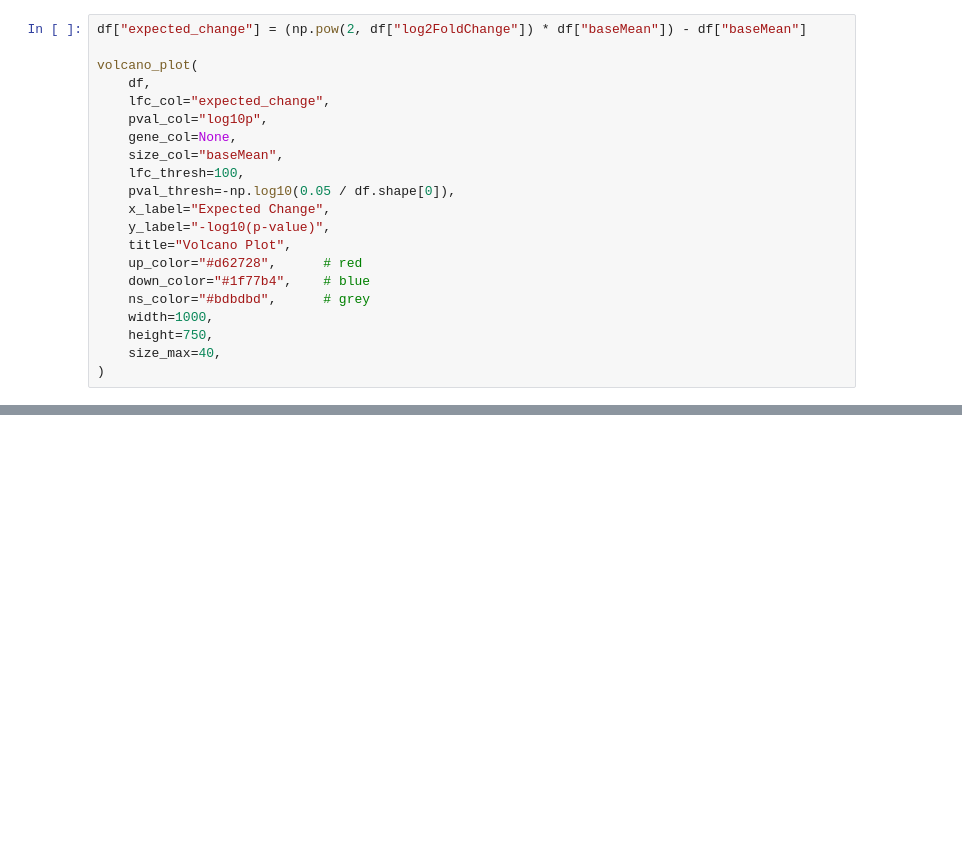
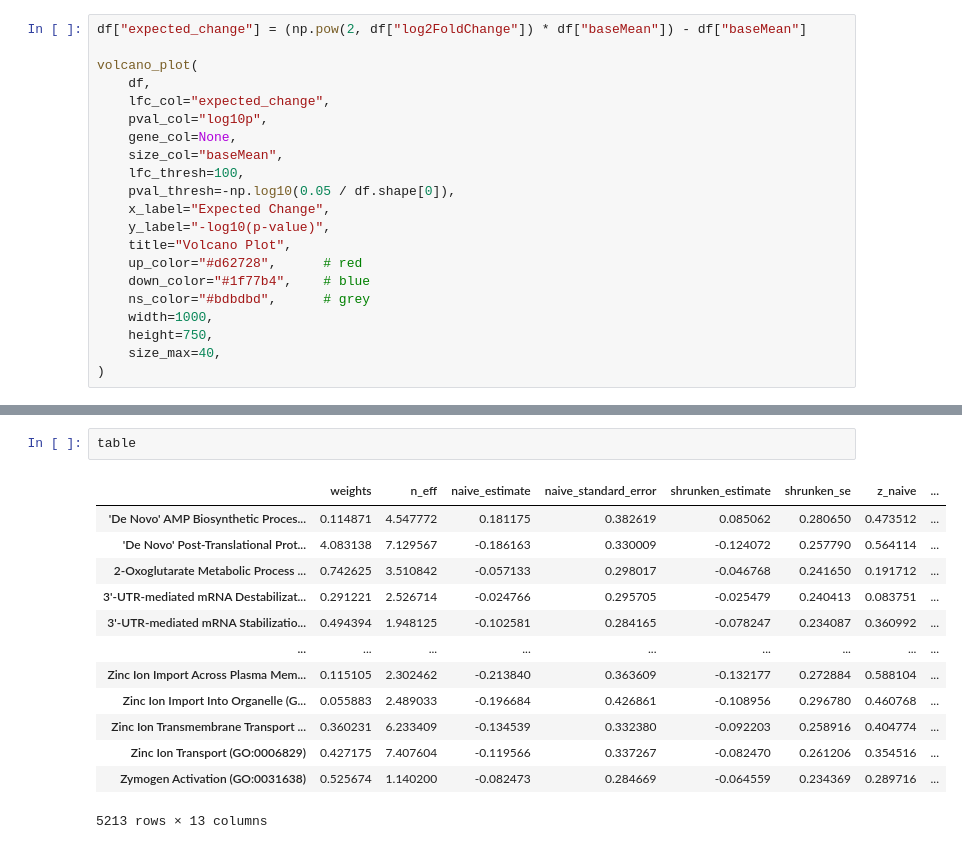
Before and after one commit to jhaberbe/meta-analysis, a Jupyter notebook: notebooks/testing.ipynb, the cells around one changed output, grey strips where cells are left out. Cells and saved outputs as stored; diff of their text form; blank space fills up the shorter version.

```diff
--- a/notebooks/testing.ipynb
+++ b/notebooks/testing.ipynb
@@ -282,0 +569,16 @@ volcano_plot(
+# %%
+table
+# %% [output]
+|  | weights | n_eff | naive_estimate | naive_standard_error | shrunken_estimate | shrunken_se | z_naive | ... |
+| 'De Novo' AMP Biosynthetic Proces... | 0.114871 | 4.547772 | 0.181175 | 0.382619 | 0.085062 | 0.280650 | 0.473512 | ... |
+| 'De Novo' Post-Translational Prot... | 4.083138 | 7.129567 | -0.186163 | 0.330009 | -0.124072 | 0.257790 | 0.564114 | ... |
+| 2-Oxoglutarate Metabolic Process ... | 0.742625 | 3.510842 | -0.057133 | 0.298017 | -0.046768 | 0.241650 | 0.191712 | ... |
+| 3'-UTR-mediated mRNA Destabilizat... | 0.291221 | 2.526714 | -0.024766 | 0.295705 | -0.025479 | 0.240413 | 0.083751 | ... |
+| 3'-UTR-mediated mRNA Stabilizatio... | 0.494394 | 1.948125 | -0.102581 | 0.284165 | -0.078247 | 0.234087 | 0.360992 | ... |
+| ... | ... | ... | ... | ... | ... | ... | ... | ... |
+| Zinc Ion Import Across Plasma Mem... | 0.115105 | 2.302462 | -0.213840 | 0.363609 | -0.132177 | 0.272884 | 0.588104 | ... |
+| Zinc Ion Import Into Organelle (G... | 0.055883 | 2.489033 | -0.196684 | 0.426861 | -0.108956 | 0.296780 | 0.460768 | ... |
+| Zinc Ion Transmembrane Transport ... | 0.360231 | 6.233409 | -0.134539 | 0.332380 | -0.092203 | 0.258916 | 0.404774 | ... |
+| Zinc Ion Transport (GO:0006829) | 0.427175 | 7.407604 | -0.119566 | 0.337267 | -0.082470 | 0.261206 | 0.354516 | ... |
+| Zymogen Activation (GO:0031638) | 0.525674 | 1.140200 | -0.082473 | 0.284669 | -0.064559 | 0.234369 | 0.289716 | ... |
+5213 rows × 13 columns
```
Also changed, not shown: parts of 20 cells of this notebook, 1 other file.
